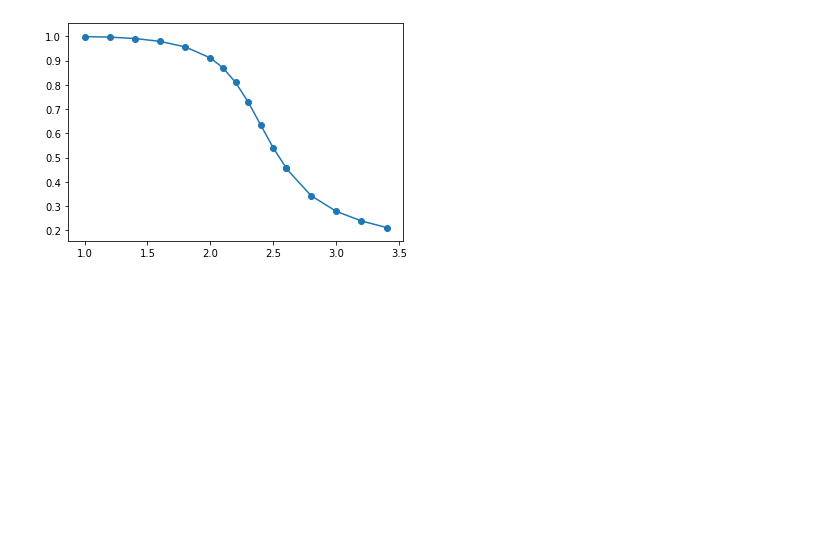
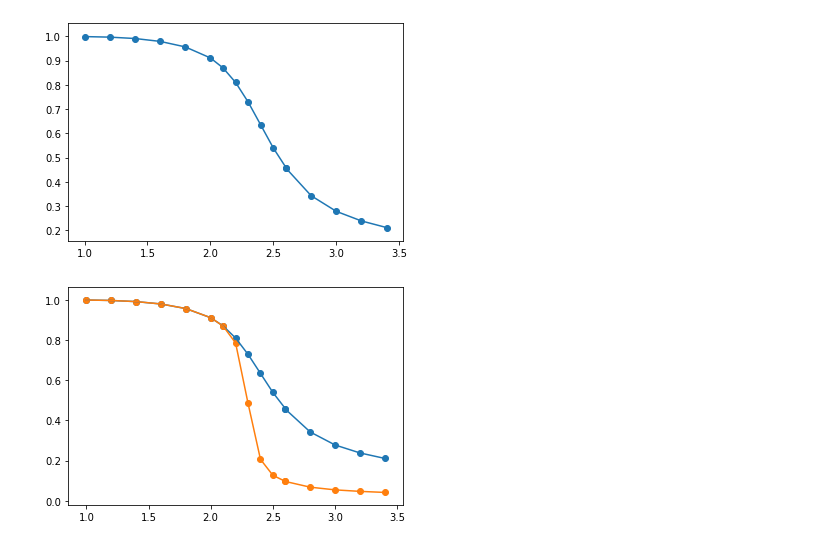
Before and after one commit to Swinkawkrawacie/Fizyka-ukladow-zlozonych, a Jupyter notebook: Generowanie_danych.ipynb, the cells around one changed output. Drawn from its saved outputs; the diff is of its cells as text; code cells hidden in the pictures; blank space fills up the shorter version.

Commit message:
visual nie umieraj

```diff
--- a/Generowanie_danych.ipynb
+++ b/Generowanie_danych.ipynb
@@ -256,7 +258,7 @@ plt.show()
 # %% [output]
 [figure]
 # %%
-m50_zakres = np.load(r'C:\\Users\\mazur\\OneDrive\\Dokumenty\\GitHub\\Fizyka-ukladow-zlozonych\\danem\\m100_zakres.npy', allow_pickle=True)
+m50_zakres = np.load(r'C:\\Users\\mazur\\OneDrive\\Dokumenty\\GitHub\\Fizyka-ukladow-zlozonych\\danem\\m50_zakres.npy', allow_pickle=True)
 m50=[]
 for i in m50_zakres:
     m50.append(sum(abs(k) for k in i[10**4:])/len(i[10**4:]))
@@ -268,4 +270,8 @@ for i in m100_zakres:
 # %%
 plt.scatter(t_range,m10)
 plt.plot(t_range,m10)
+plt.scatter(t_range,m50)
+plt.plot(t_range,m50)
 plt.show()
+# %% [output]
+[figure, added]
```
Also changed, not shown: parts of 25 cells of this notebook, 1 other file.
